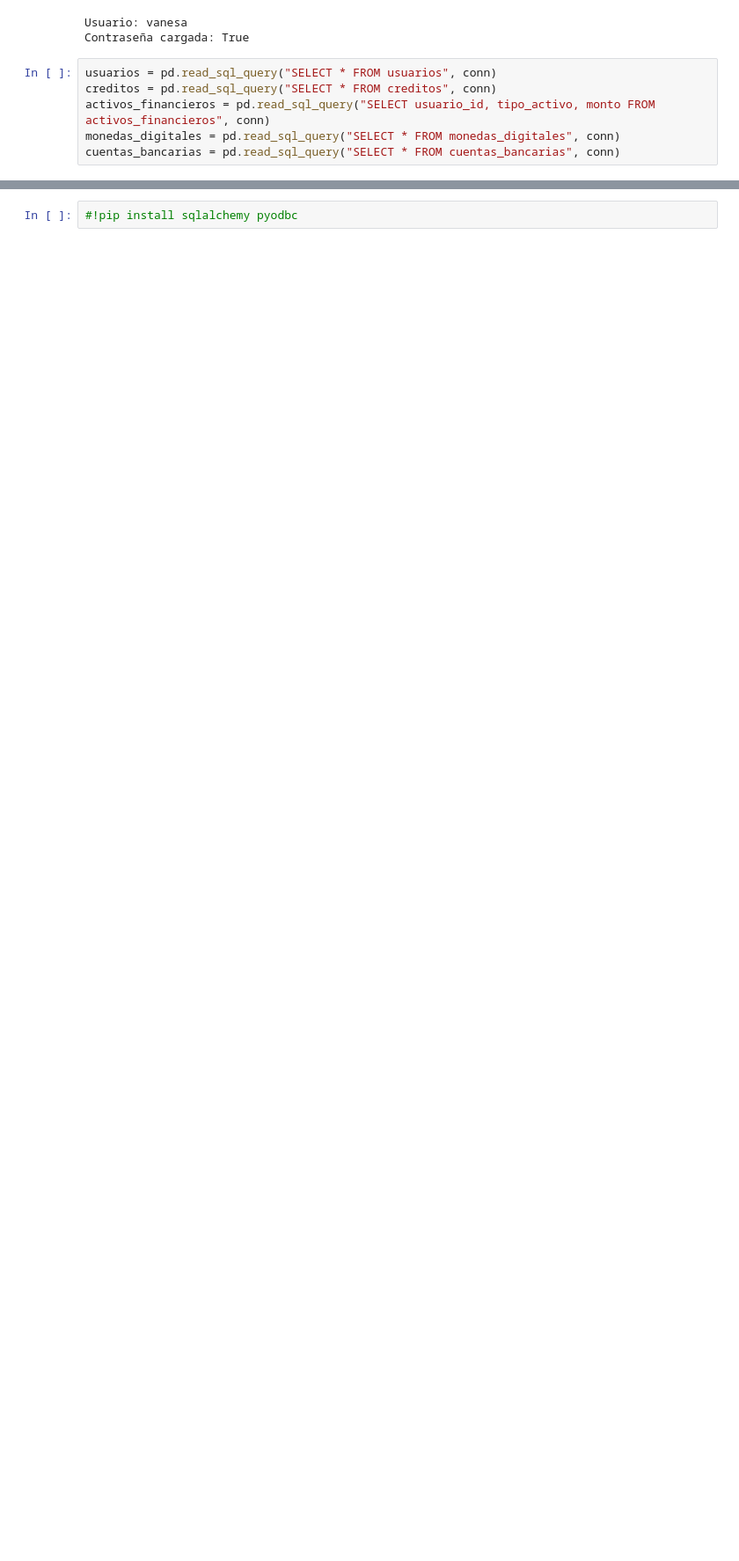
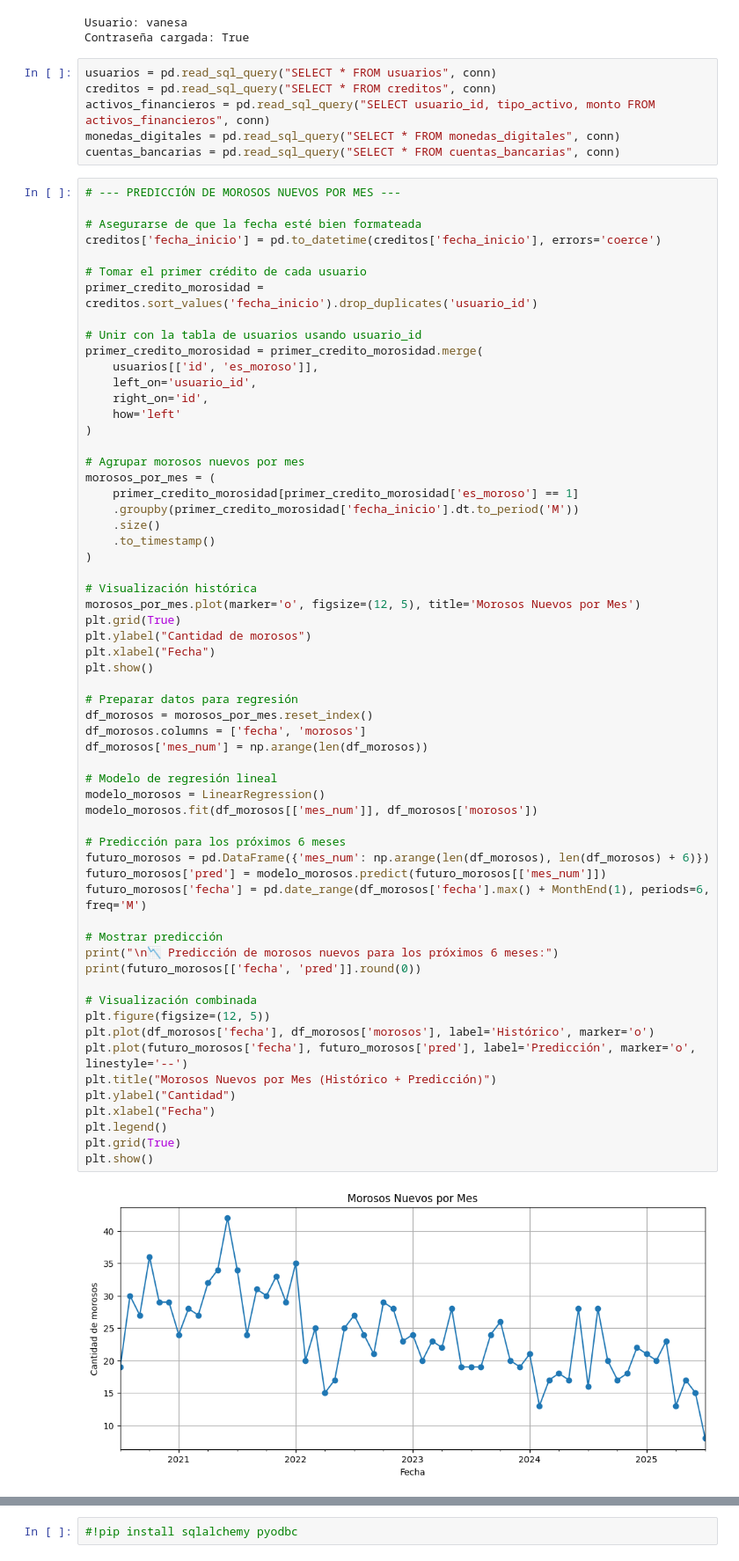
Before and after one commit to vfpomer/banco_creditos, a Jupyter notebook: notebooks/banco_6meses.ipynb, the cells around one changed output, grey strips where cells are left out. Shown: that part at 88% size. Saved outputs shown, nothing was run; the diff lists cells and outputs as text; blank space fills up the shorter version.

```diff
--- a/notebooks/banco_6meses.ipynb
+++ b/notebooks/banco_6meses.ipynb
@@ -56,3 +56,65 @@ creditos = pd.read_sql_query("SELECT * FROM creditos", conn)
 activos_financieros = pd.read_sql_query("SELECT usuario_id, tipo_activo, monto FROM activos_financieros", conn)
 monedas_digitales = pd.read_sql_query("SELECT * FROM monedas_digitales", conn)
 cuentas_bancarias = pd.read_sql_query("SELECT * FROM cuentas_bancarias", conn)
+# %%
+# --- PREDICCIÓN DE MOROSOS NUEVOS POR MES ---
+
+# Asegurarse de que la fecha esté bien formateada
+creditos['fecha_inicio'] = pd.to_datetime(creditos['fecha_inicio'], errors='coerce')
+
+# Tomar el primer crédito de cada usuario
+primer_credito_morosidad = creditos.sort_values('fecha_inicio').drop_duplicates('usuario_id')
+
+# Unir con la tabla de usuarios usando usuario_id
+primer_credito_morosidad = primer_credito_morosidad.merge(
+    usuarios[['id', 'es_moroso']],
+    left_on='usuario_id',
+    right_on='id',
+    how='left'
+)
+
+# Agrupar morosos nuevos por mes
+morosos_por_mes = (
+    primer_credito_morosidad[primer_credito_morosidad['es_moroso'] == 1]
+    .groupby(primer_credito_morosidad['fecha_inicio'].dt.to_period('M'))
+    .size()
+    .to_timestamp()
+)
+
+# Visualización histórica
+morosos_por_mes.plot(marker='o', figsize=(12, 5), title='Morosos Nuevos por Mes')
+plt.grid(True)
+plt.ylabel("Cantidad de morosos")
+plt.xlabel("Fecha")
+plt.show()
+
+# Preparar datos para regresión
+df_morosos = morosos_por_mes.reset_index()
+df_morosos.columns = ['fecha', 'morosos']
+df_morosos['mes_num'] = np.arange(len(df_morosos))
+
+# Modelo de regresión lineal
+modelo_morosos = LinearRegression()
+modelo_morosos.fit(df_morosos[['mes_num']], df_morosos['morosos'])
+
+# Predicción para los próximos 6 meses
+futuro_morosos = pd.DataFrame({'mes_num': np.arange(len(df_morosos), len(df_morosos) + 6)})
+futuro_morosos['pred'] = modelo_morosos.predict(futuro_morosos[['mes_num']])
+futuro_morosos['fecha'] = pd.date_range(df_morosos['fecha'].max() + MonthEnd(1), periods=6, freq='M')
+
+# Mostrar predicción
+print("\n📉 Predicción de morosos nuevos para los próximos 6 meses:")
+print(futuro_morosos[['fecha', 'pred']].round(0))
+
+# Visualización combinada
+plt.figure(figsize=(12, 5))
+plt.plot(df_morosos['fecha'], df_morosos['morosos'], label='Histórico', marker='o')
+plt.plot(futuro_morosos['fecha'], futuro_morosos['pred'], label='Predicción', marker='o', linestyle='--')
+plt.title("Morosos Nuevos por Mes (Histórico + Predicción)")
+plt.ylabel("Cantidad")
+plt.xlabel("Fecha")
+plt.legend()
+plt.grid(True)
+plt.show()
+# %% [output]
+[figure, added]
```
Also changed, not shown: parts of 4 cells of this notebook, 1 other file.
